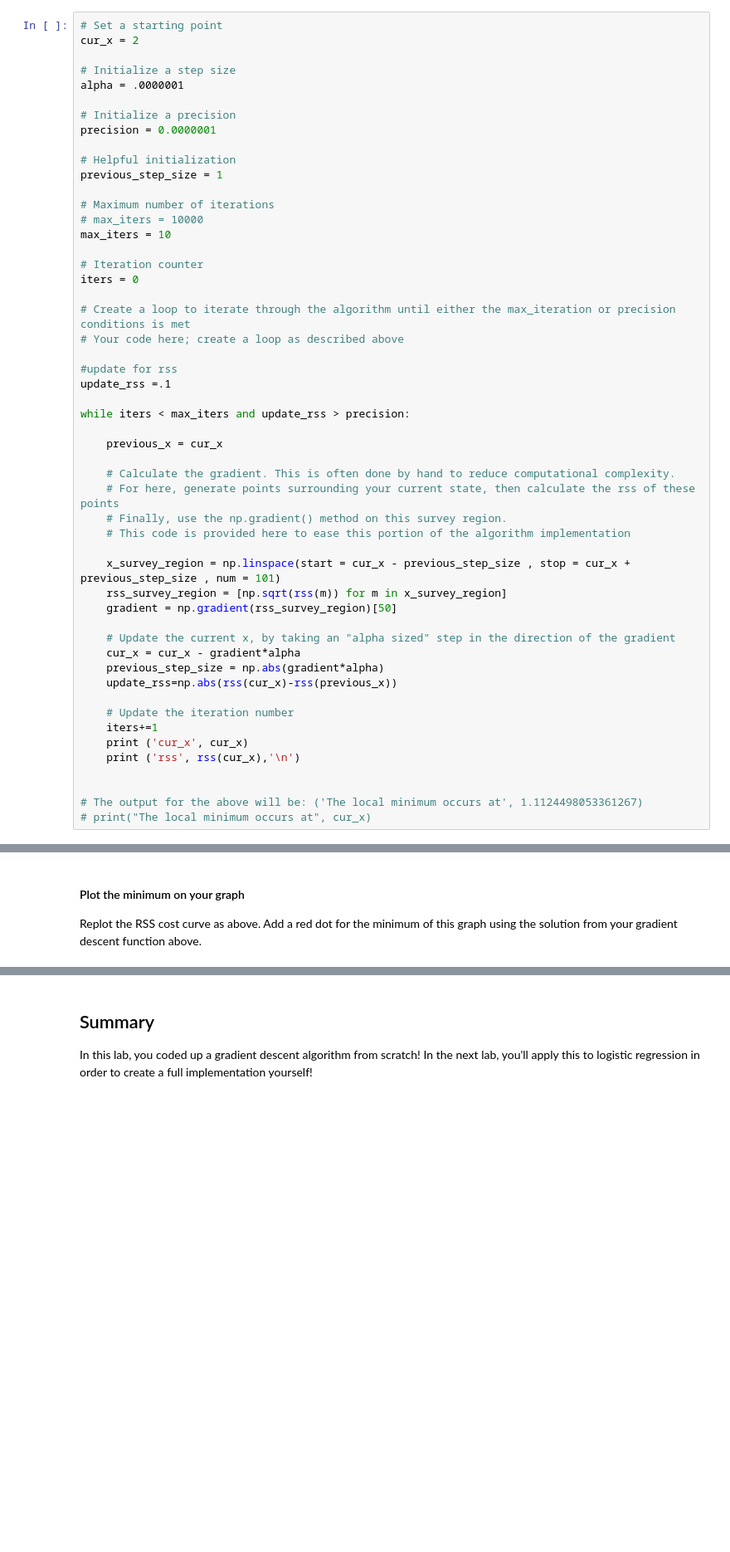
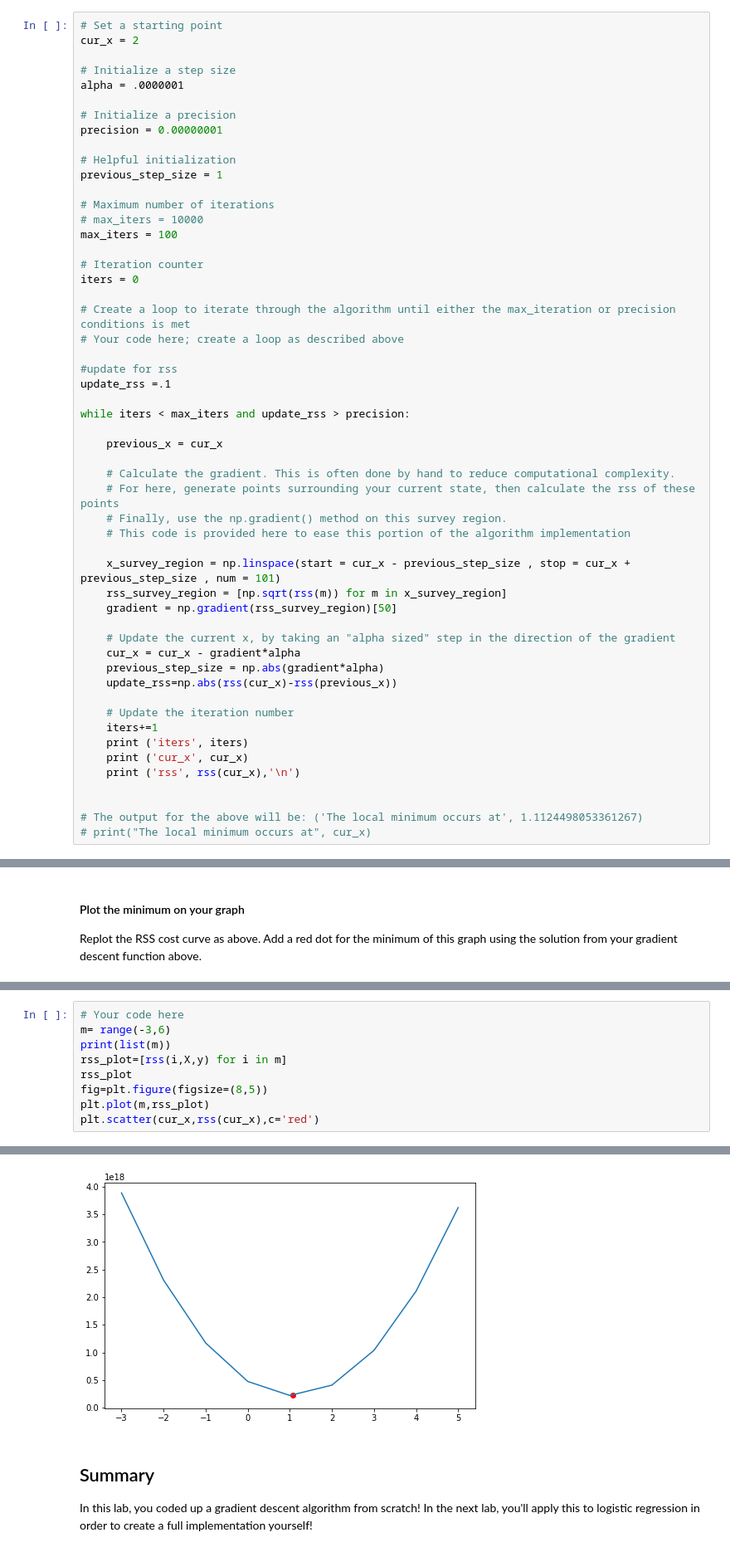
Before and after one commit to poariston/dsc-gradient-descent-lab-online-ds-sp-000, a Jupyter notebook: index.ipynb, the cells around one changed output, grey strips where cells are left out. Shown at 83% size. Drawn from its saved outputs; the diff is of its cells as text; blank space fills up the shorter version.

```diff
--- a/index.ipynb
+++ b/index.ipynb
@@ -176,14 +176,14 @@ cur_x = 2
 alpha = .0000001
 
 # Initialize a precision
-precision = 0.0000001
+precision = 0.00000001
 
 # Helpful initialization
 previous_step_size = 1
 
 # Maximum number of iterations
 # max_iters = 10000
-max_iters = 10
+max_iters = 100
 
 # Iteration counter
 iters = 0
@@ -214,6 +214,7 @@ while iters < max_iters and update_rss > precision:
 
     # Update the iteration number
     iters+=1
+    print ('iters', iters)
     print ('cur_x', cur_x)
     print ('rss', rss(cur_x),'\n')
 
@@ -313,0 +383,10 @@ Replot the RSS cost curve as above. Add a red dot for the minimum of this graph
+# %%
+# Your code here
+m= range(-3,6)
+print(list(m))
+rss_plot=[rss(i,X,y) for i in m]
+rss_plot
+fig=plt.figure(figsize=(8,5))
+plt.plot(m,rss_plot)
+plt.scatter(cur_x,rss(cur_x),c='red')
+# %% [output]
@@ -314,3 +395,4 @@ Replot the RSS cost curve as above. Add a red dot for the minimum of this graph
+[figure, added]
 # %% [markdown]
 ## Summary
 
```
Also changed, not shown: parts of 4 cells of this notebook.
